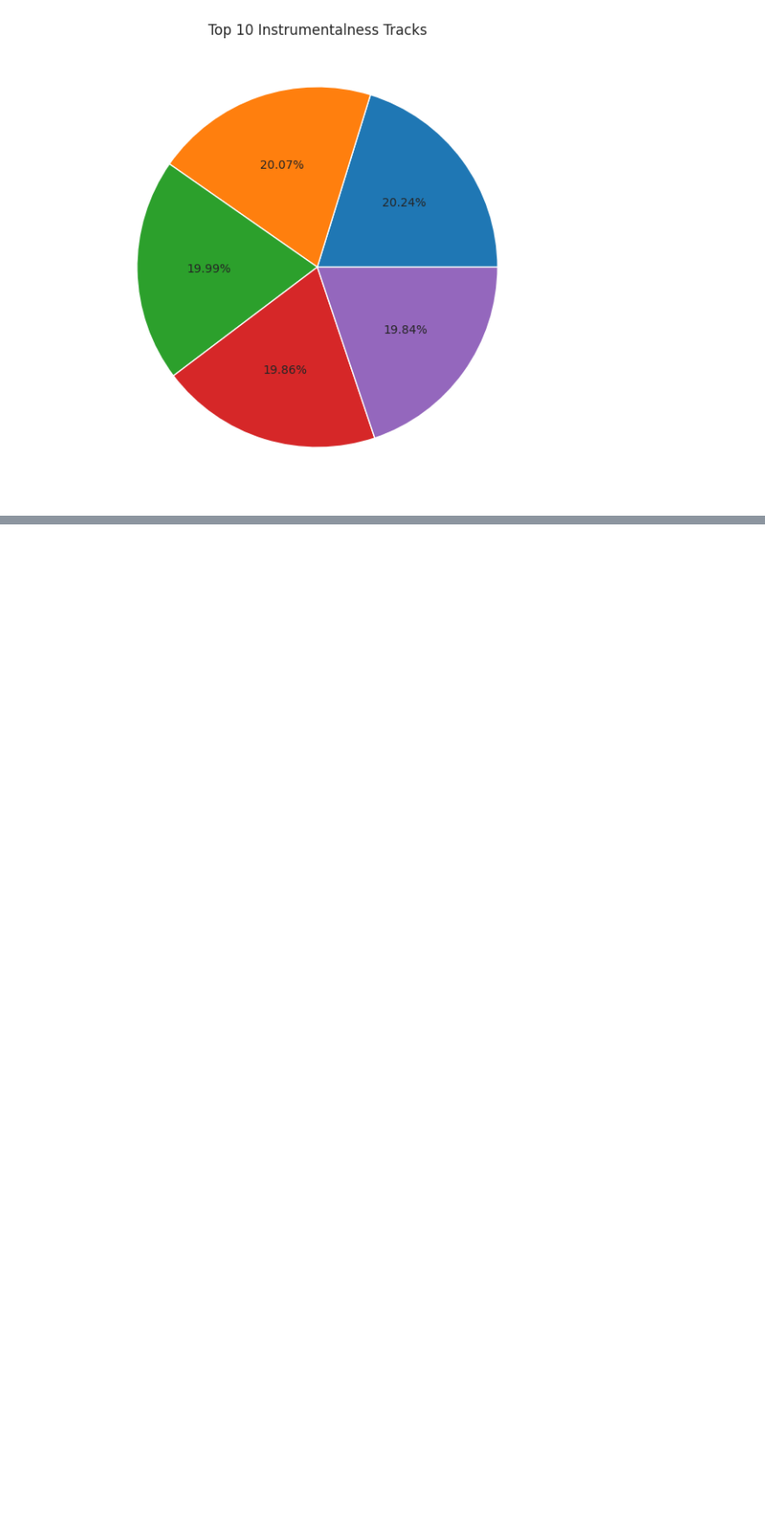
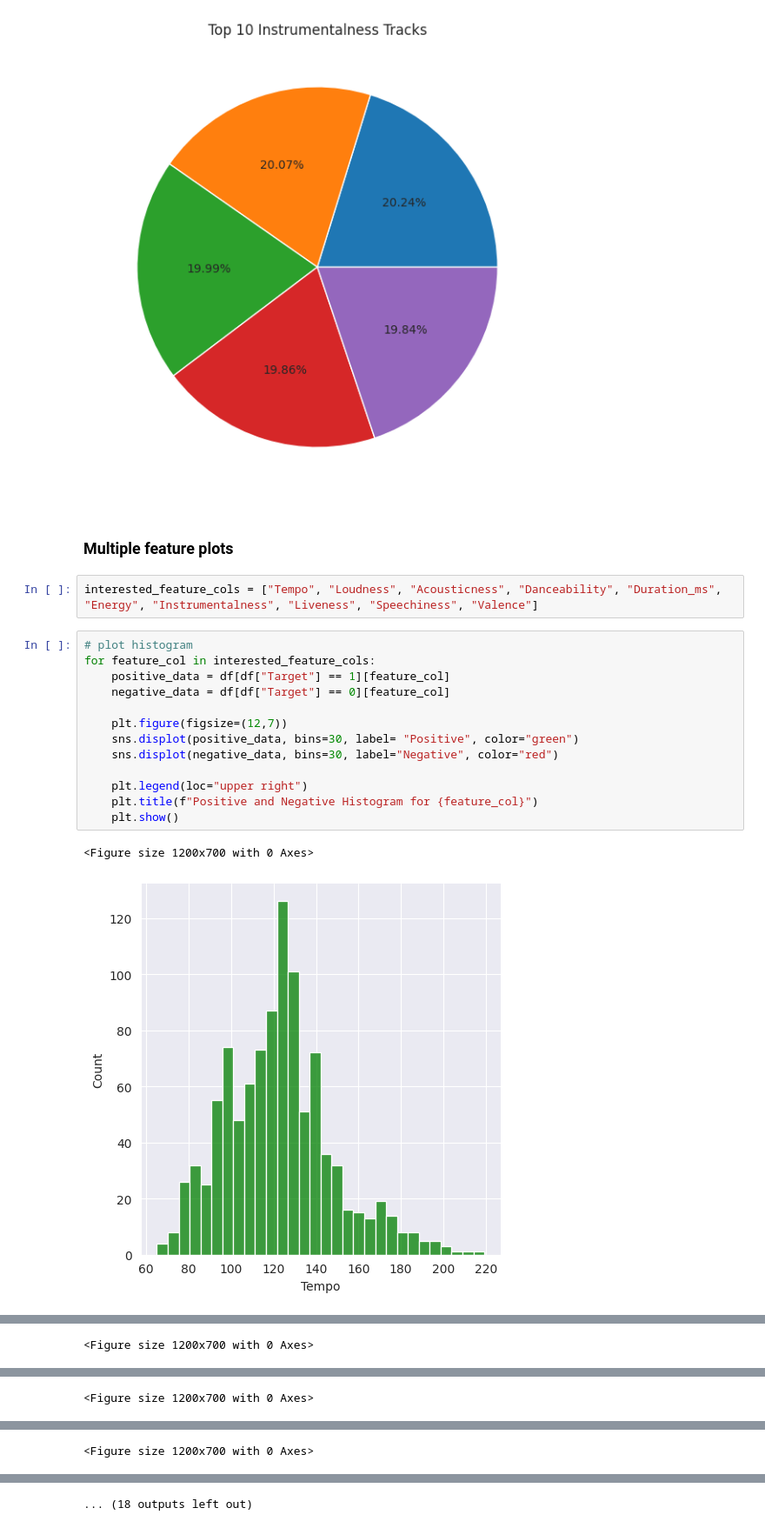
Before and after one commit to samwanyua/Exploratory-Data-Analysis-Project-Spotify-Dataset-Analysis, a Jupyter notebook: Notebook.ipynb, the cells around one changed output, grey strips where cells are left out. Shown: that part at 87% size. Drawn from its saved outputs; the diff is of its cells as text; blank space fills up the shorter version.

Commit message:
Multiple Feature Plots

```diff
--- a/Notebook.ipynb
+++ b/Notebook.ipynb
@@ -220,3 +220,23 @@ plt.pie(x="Instrumentalness", data=top_10_instrumental_tracks, autopct="%1.2f%%"
 plt.show()
 # %% [output]
 [figure]
+# %% [markdown]
+### Multiple feature plots
+# %%
+interested_feature_cols = ["Tempo", "Loudness", "Acousticness", "Danceability", "Duration_ms", "Energy", "Instrumentalness", "Liveness", "Speechiness", "Valence"]
+# %%
+# plot histogram
+for feature_col in interested_feature_cols:
+    positive_data = df[df["Target"] == 1][feature_col]
+    negative_data = df[df["Target"] == 0][feature_col]
+
+    plt.figure(figsize=(12,7))
+    sns.displot(positive_data, bins=30, label= "Positive", color="green")
+    sns.displot(negative_data, bins=30, label="Negative", color="red")
+
+    plt.legend(loc="upper right")
+    plt.title(f"Positive and Negative Histogram for {feature_col}")
+    plt.show()
+# %% [output]
+<Figure size 1200x700 with 0 Axes>
+[figure, added]
@@ -222,0 +244 @@ plt.show()
+<Figure size 1200x700 with 0 Axes>
@@ -222,0 +247 @@ plt.show()
+<Figure size 1200x700 with 0 Axes>
@@ -222,0 +250 @@ plt.show()
+<Figure size 1200x700 with 0 Axes>
@@ -222,0 +253 @@ plt.show()
+... (18 outputs left out)
```
Also changed, not shown: parts of 2 cells of this notebook.
